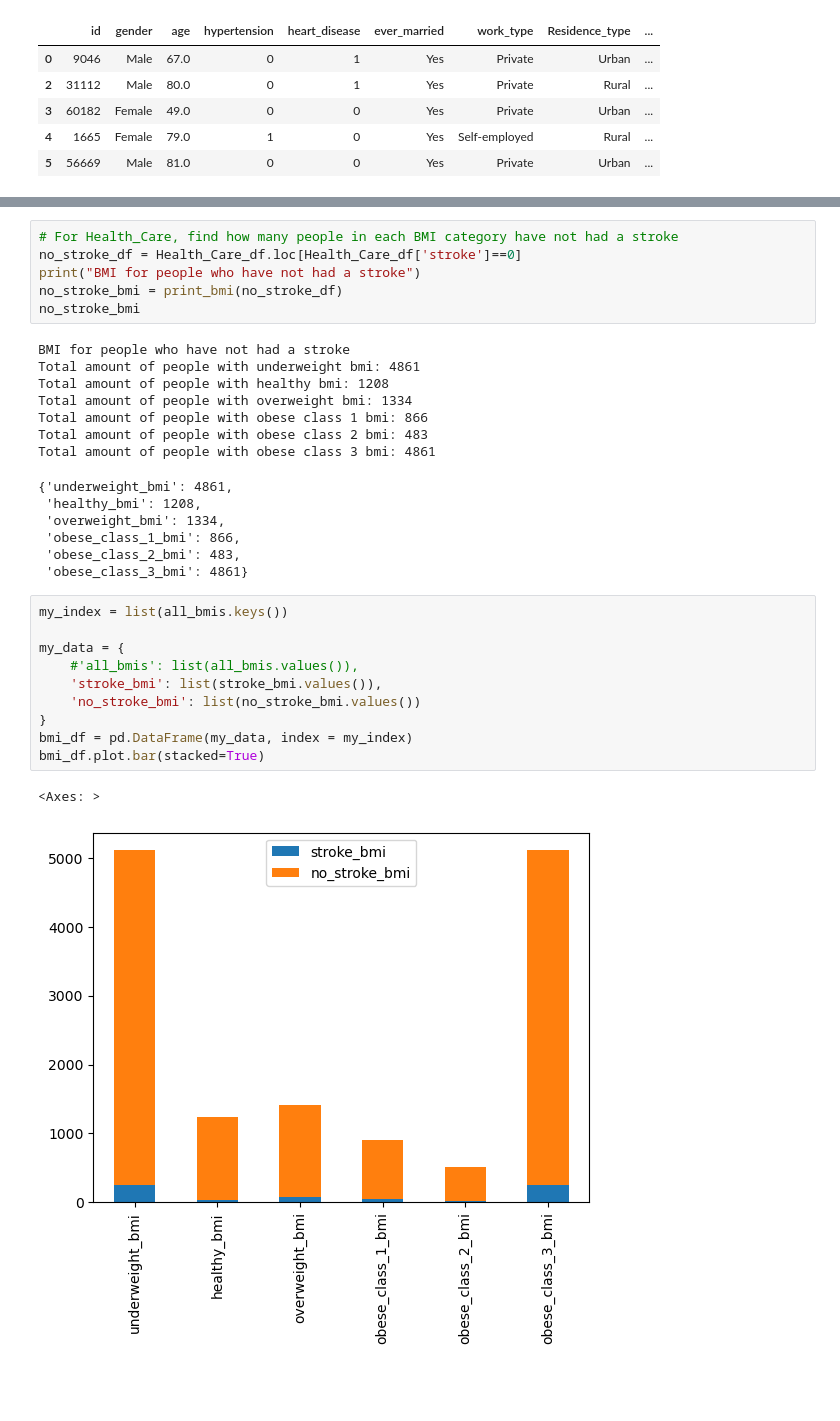
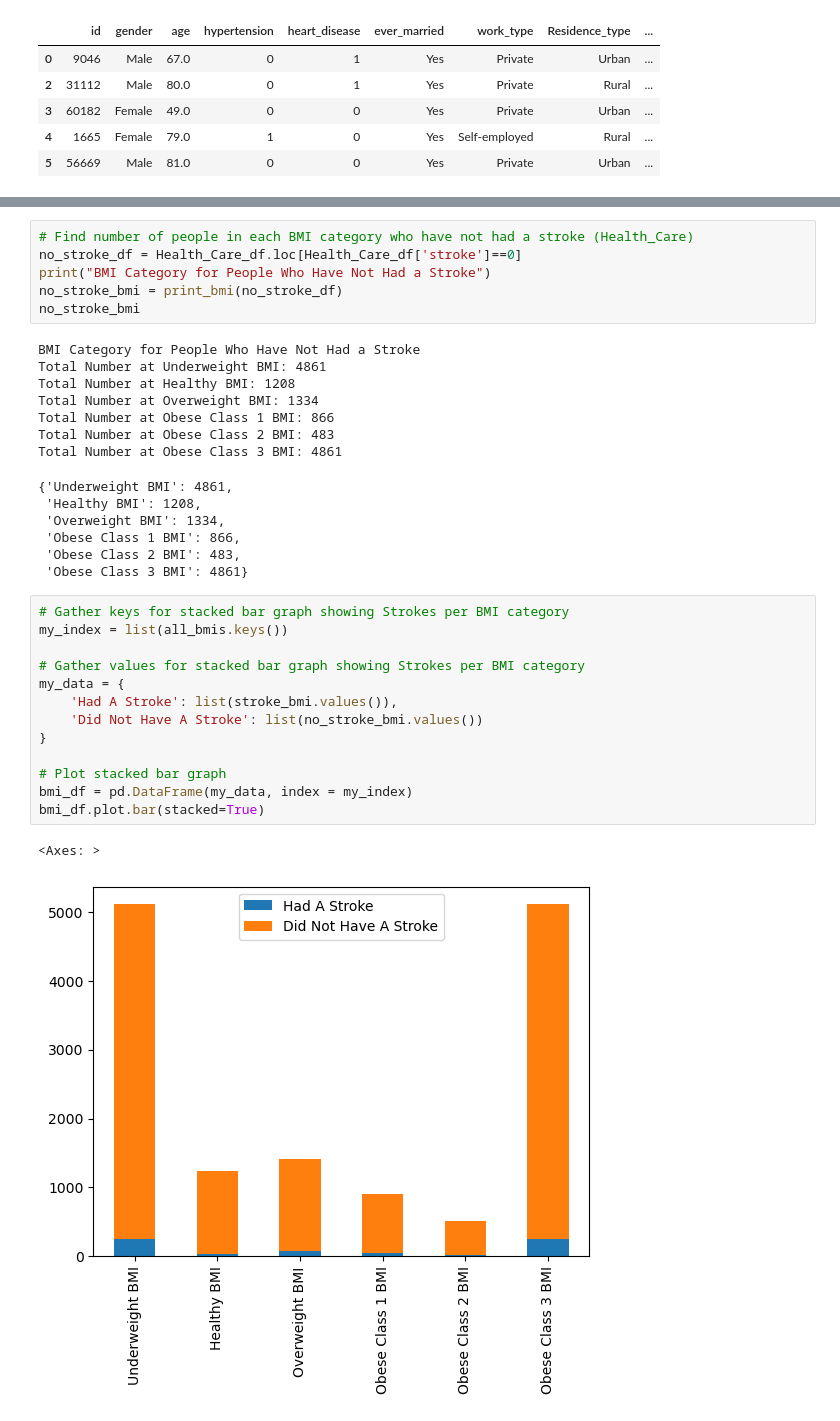
Before and after one commit to eeneedles/group-two-project-one, a Jupyter notebook: test_code_em.ipynb, the cells around one changed output, grey strips where cells are left out. Drawn from its saved outputs; the diff is of its cells as text; blank space fills up the shorter version.

Commit message:
updated with all values and visualizations for stroke/glucose level, cleaned up all graph labels and code commenting

```diff
--- a/test_code_em.ipynb
+++ b/test_code_em.ipynb
@@ -229,34 +236,37 @@ Total amount of people with obese class 3 bmi: 249
 # %%
-# For Health_Care, find how many people in each BMI category have not had a stroke
+# Find number of people in each BMI category who have not had a stroke (Health_Care)
 no_stroke_df = Health_Care_df.loc[Health_Care_df['stroke']==0]
-print("BMI for people who have not had a stroke")
+print("BMI Category for People Who Have Not Had a Stroke")
 no_stroke_bmi = print_bmi(no_stroke_df)
 no_stroke_bmi
 # %% [output]
-BMI for people who have not had a stroke
-Total amount of people with underweight bmi: 4861
-Total amount of people with healthy bmi: 1208
-Total amount of people with overweight bmi: 1334
-Total amount of people with obese class 1 bmi: 866
-Total amount of people with obese class 2 bmi: 483
-Total amount of people with obese class 3 bmi: 4861
+BMI Category for People Who Have Not Had a Stroke
+Total Number at Underweight BMI: 4861
+Total Number at Healthy BMI: 1208
+Total Number at Overweight BMI: 1334
+Total Number at Obese Class 1 BMI: 866
+Total Number at Obese Class 2 BMI: 483
+Total Number at Obese Class 3 BMI: 4861
-{'underweight_bmi': 4861,
- 'healthy_bmi': 1208,
- 'overweight_bmi': 1334,
- 'obese_class_1_bmi': 866,
- 'obese_class_2_bmi': 483,
- 'obese_class_3_bmi': 4861}
+{'Underweight BMI': 4861,
+ 'Healthy BMI': 1208,
+ 'Overweight BMI': 1334,
+ 'Obese Class 1 BMI': 866,
+ 'Obese Class 2 BMI': 483,
+ 'Obese Class 3 BMI': 4861}
-# %%
-my_index = list(all_bmis.keys())
-
-my_data = {
-    #'all_bmis': list(all_bmis.values()),
-    'stroke_bmi': list(stroke_bmi.values()),
-    'no_stroke_bmi': list(no_stroke_bmi.values())
-}
-bmi_df = pd.DataFrame(my_data, index = my_index)
-bmi_df.plot.bar(stacked=True)
-# %% [output]
-<Axes: >
-[figure, removed]
+# %%
+# Gather keys for stacked bar graph showing Strokes per BMI category
+my_index = list(all_bmis.keys())
+
+# Gather values for stacked bar graph showing Strokes per BMI category
+my_data = {
+    'Had A Stroke': list(stroke_bmi.values()),
+    'Did Not Have A Stroke': list(no_stroke_bmi.values())
+}
+
+# Plot stacked bar graph
+bmi_df = pd.DataFrame(my_data, index = my_index)
+bmi_df.plot.bar(stacked=True)
+# %% [output]
+<Axes: >
+[figure, added]
 # %%
```
Also changed, not shown: parts of 14 cells of this notebook.
